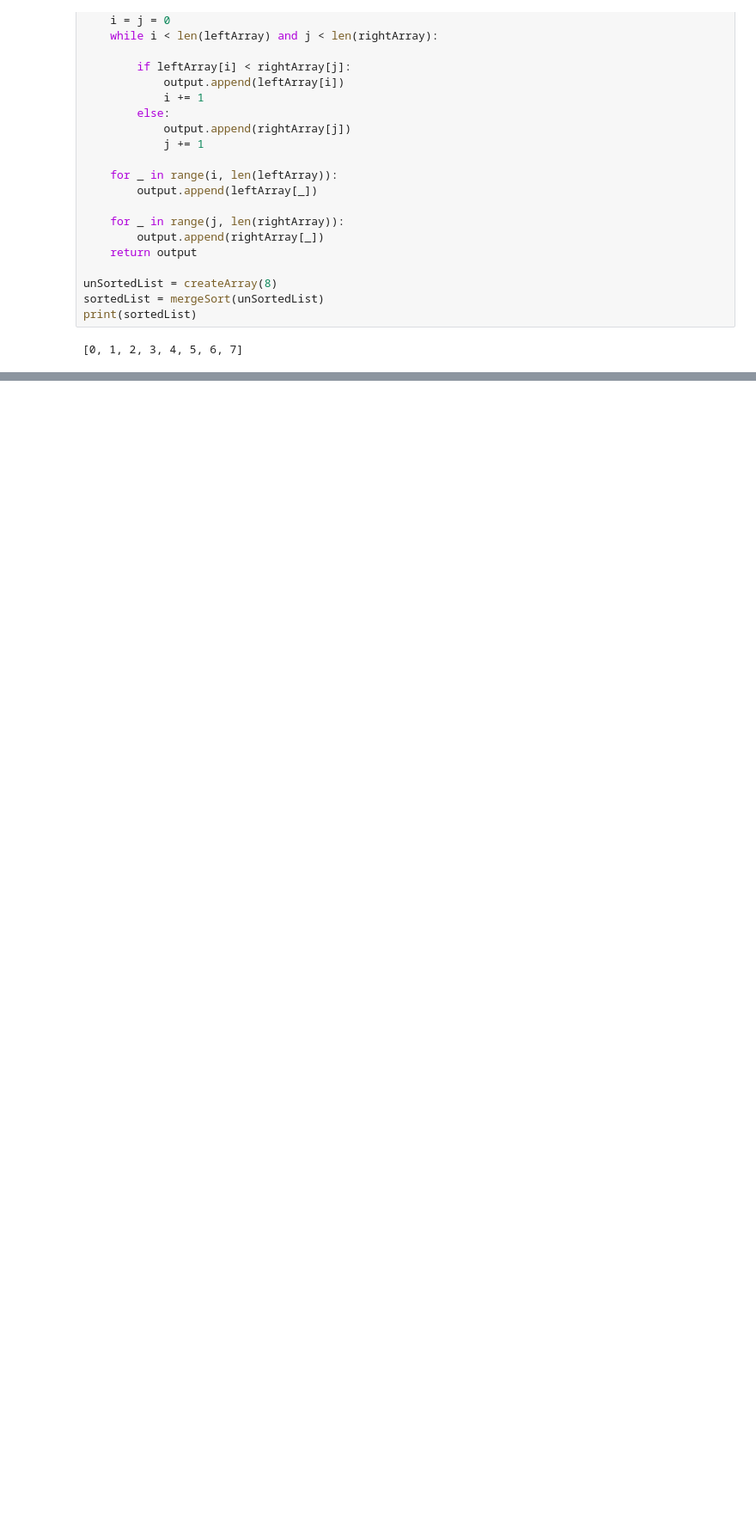
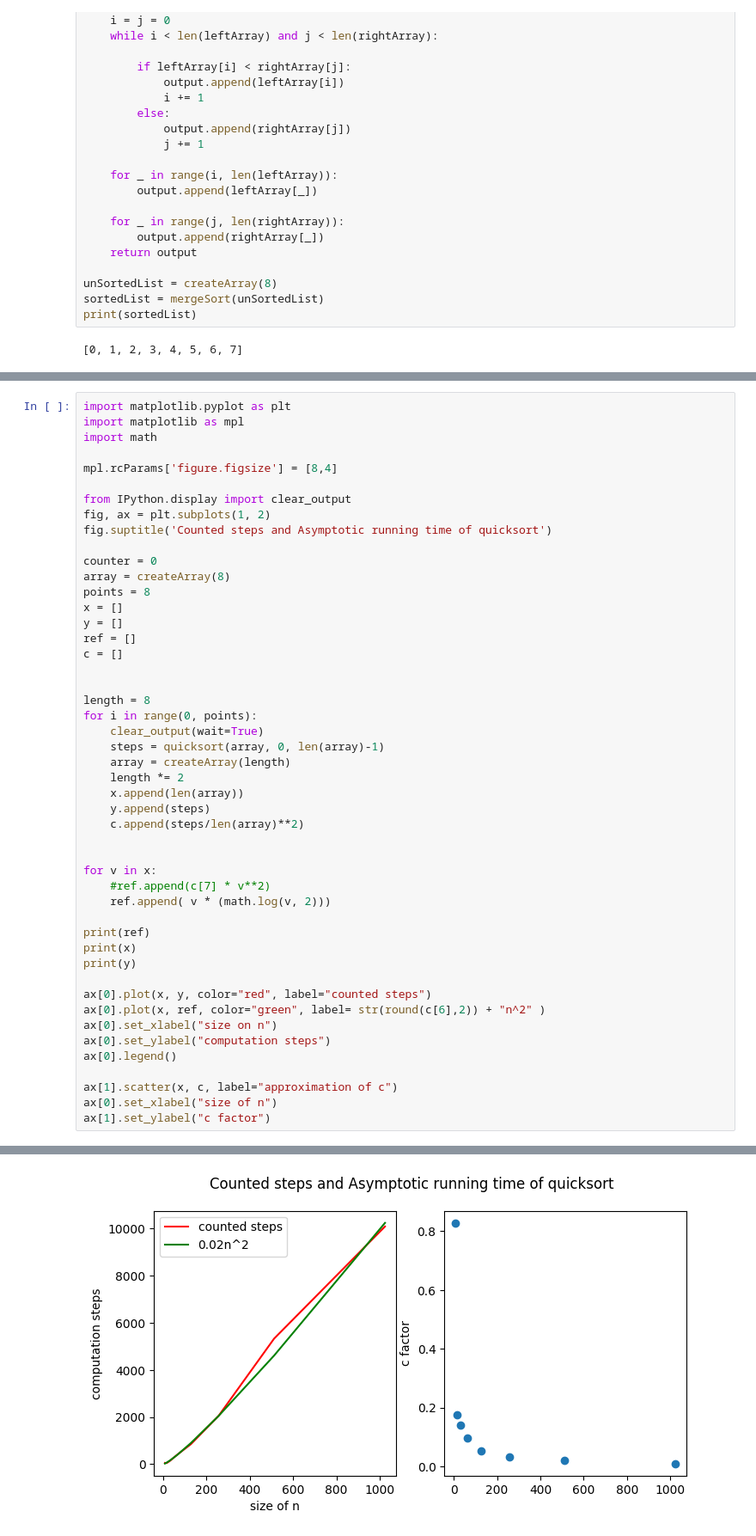
Before and after one commit to JesperSoberg/DAT600, a Jupyter notebook: 1lab/sorting.ipynb, the cells around one changed output, grey strips where cells are left out. Shown at 86% size. Saved outputs shown, nothing was run; the diff lists cells and outputs as text; blank space fills up the shorter version.

```diff
--- a/1lab/sorting.ipynb
+++ b/1lab/sorting.ipynb
@@ -182,0 +264,49 @@ TypeError: float() argument must be a string or a real number, not 'set'
+# %%
+import matplotlib.pyplot as plt
+import matplotlib as mpl
+import math
+
+mpl.rcParams['figure.figsize'] = [8,4]
+
+from IPython.display import clear_output
+fig, ax = plt.subplots(1, 2)
+fig.suptitle('Counted steps and Asymptotic running time of quicksort')
+
+counter = 0
+array = createArray(8)
+points = 8
+x = []
+y = []
+ref = []
+c = []
+
+
+length = 8
+for i in range(0, points):
+	clear_output(wait=True)
+	steps = quicksort(array, 0, len(array)-1)
+	array = createArray(length)
+	length *= 2
+	x.append(len(array))
+	y.append(steps)
+	c.append(steps/len(array)**2)
+
+
+for v in x:
+	#ref.append(c[7] * v**2)
+	ref.append( v * (math.log(v, 2)))
+
+print(ref)
+print(x)
+print(y)
+
+ax[0].plot(x, y, color="red", label="counted steps")
+ax[0].plot(x, ref, color="green", label= str(round(c[6],2)) + "n^2" )
+ax[0].set_xlabel("size on n")
+ax[0].set_ylabel("computation steps")
+ax[0].legend()
+
+ax[1].scatter(x, c, label="approximation of c")
+ax[0].set_xlabel("size of n")
+ax[1].set_ylabel("c factor")
+# %% [output]
@@ -182,0 +317 @@ TypeError: float() argument must be a string or a real number, not 'set'
+[figure, added]
```
Also changed, not shown: parts of 10 cells of this notebook, 3 other files.
